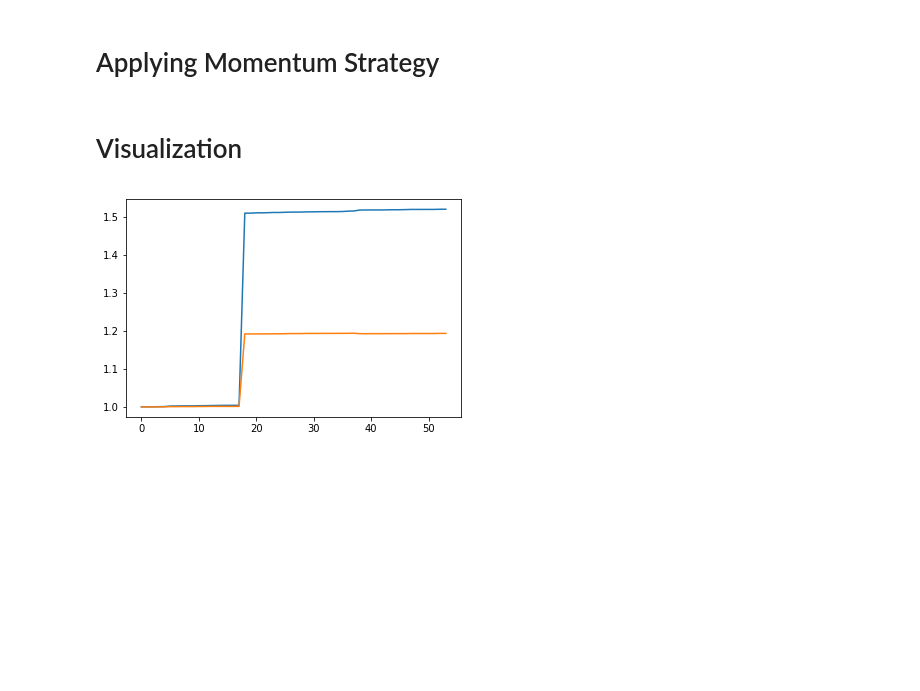
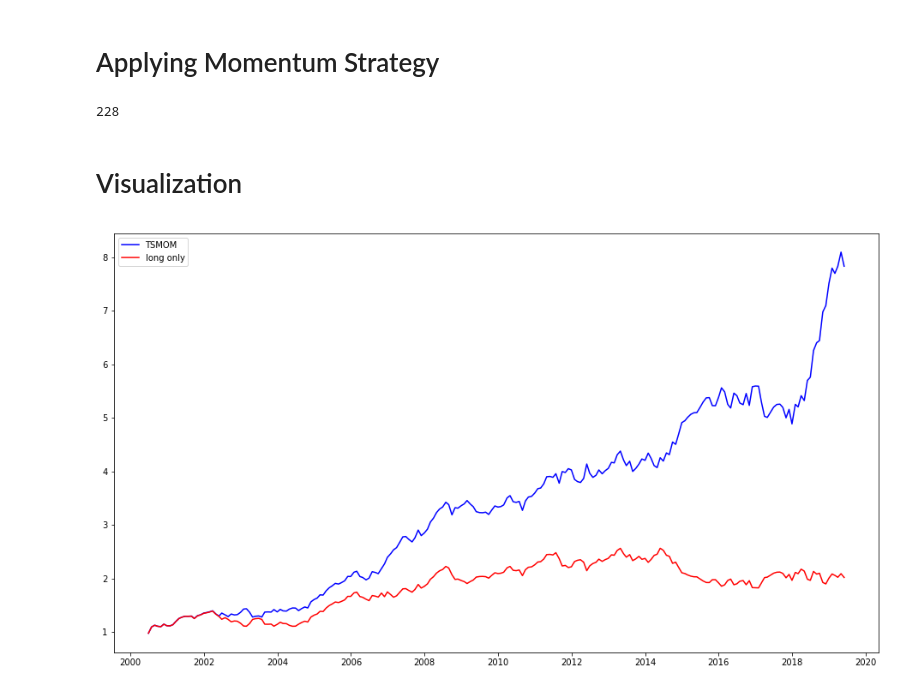
Before and after one commit to turing-usp/Momentum, a Jupyter notebook: tsmom/TSMOM.ipynb, the cells around one changed output. Saved outputs shown, nothing was run; the diff lists cells and outputs as text; code cells hidden in the pictures; blank space fills up the shorter version.

```diff
--- a/tsmom/TSMOM.ipynb
+++ b/tsmom/TSMOM.ipynb
@@ -49,15 +49,37 @@ assets_long_only_return = momentum(df, long_only=True, )#date=date_range) # long
 # %%
 total_tsmom = tsmom_return(assets_return)
 total_long_only = tsmom_return(assets_long_only_return)
+# %%
+len(total_tsmom)
+# %% [output]
+228
 # %%
 #long_only_AN = accumulated_return(asset_return_long_only)
 tsmom_accumulated_return = accumulated_return(total_tsmom)
 long_only_accumulated_return = accumulated_return(total_long_only)
 # %% [markdown]
 # Visualization
-# %%
-plt.plot(tsmom_accumulated_return)
-plt.plot(long_only_accumulated_return)
-plt.show()
-# %% [output]
-[figure, removed]
+# %%
+def plot_return(r1, r2):
+    r = pd.DataFrame()
+    r['returns'] = r1
+    r.index = date_range
+
+    rl = pd.DataFrame()
+    rl['returns'] = r2
+    rl.index = date_range
+
+    plt.figure(figsize=(16,9))
+    plt.plot(r, label="TSMOM", color="blue")
+    plt.plot(rl, label="long only", color="red")
+
+    plt.legend()
+    #plt.title('Cumulative Excess Return of TSMOM and Diversified Passive Long')
+    plt.show()
+# %%
+plot_return(
+    tsmom_accumulated_return,
+    long_only_accumulated_return
+)
+# %% [output]
+[figure, added]
```
Also changed, not shown: parts of 2 cells of this notebook, 1 other file.
